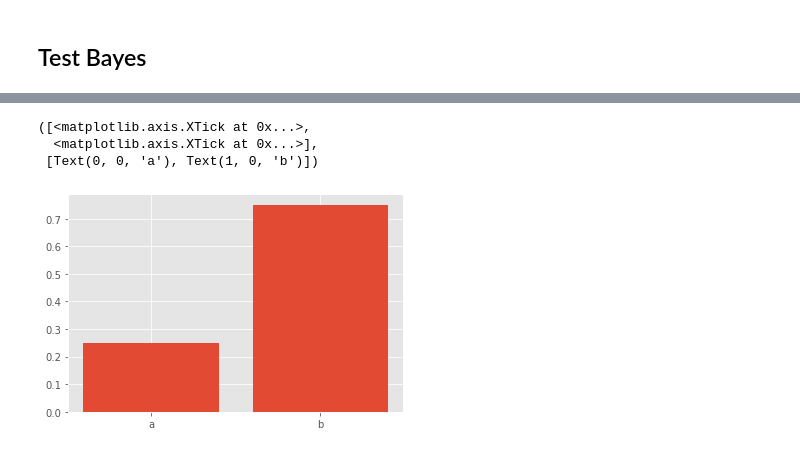
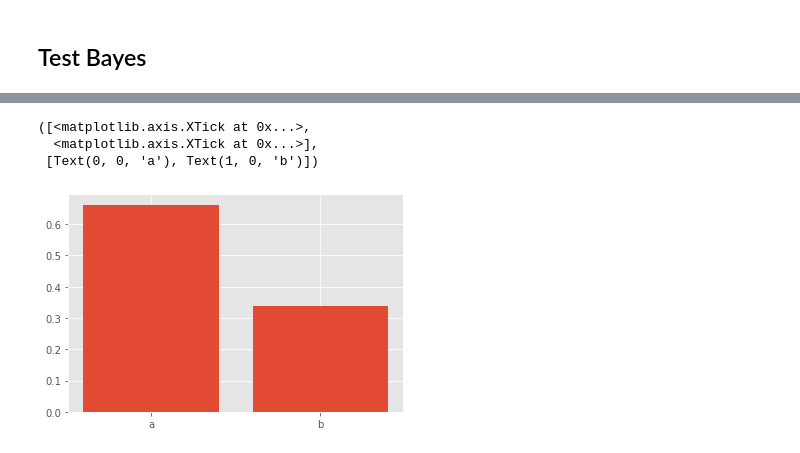
Before and after one commit to yotaKawashima/pythonTest, a Jupyter notebook: ds_python/bayesianStats.ipynb, the cells around one changed output, grey strips where cells are left out. Cells and saved outputs as stored; diff of their text form; code cells hidden in the pictures.

```diff
--- a/ds_python/bayesianStats.ipynb
+++ b/ds_python/bayesianStats.ipynb
@@ -11,7 +31,24 @@ plt.style.use("ggplot")
 # %%
-p_a = 3 / 10
-p_b = 5 / 9
-p_prior = 0.5
-#0blue, 1:red
+p_a = 3 / 10 # p(y=red|x=A)
+p_b = 6 / 12 # p(y=red|x=B)
+p_prior = 0.7
 
-data = [0, 1, 0, 0, 1, 1, 1]
+# 0:blue, 1:red
+pick_ball = [0]
+
+# likelihood
+# the probability of getting the result given x = A
+likelihood_a = bernoulli.pmf(pick_ball, p_a)
+# the probability of getting the result given x = B
+likelihood_b = bernoulli.pmf(pick_ball, p_b)
+
+pa_posterior = likelihood_a * p_prior # p(y=red|x=A) x p(x=A)
+pb_posterior = likelihood_b * (1 - p_prior) # p(y=red|x=B) x p(x=B)
+
+norm = pa_posterior + pb_posterior
+
+
+df = pd.DataFrame([pa_posterior/norm, pb_posterior/norm], columns=["post"])
+x = np.arange(df.shape[0])
+plt.bar(x, df["post"])
+plt.xticks(x, ["a", "b"])
@@ -26,17 +66,23 @@ array([0.7, 0.3, 0.7, 0.7, 0.3, 0.3, 0.3])
 # %%
-pa_posterior = p_prior
-pb_posterior = p_prior
+pick_balls = [0, 1]
 
-pa_posterior *= np.prod(likehood_a)
-pb_posterior *= np.prod(likehood_b)
+# p(y1=red,y2=blue|x=A) x p(x=A) = p(y1=red|x=A) x p(y2=blue|x=A)
+# p(y1=red,y2=blue|x=A) x p(x=B) = p(y1=red|x=B) x p(y2=blue|x=B)
+# we can compute likelihood in this way because each ball-pick is independent.
+likelihood_a = np.prod(bernoulli.pmf(pick_balls, p_a))
+likelihood_b = np.prod(bernoulli.pmf(pick_balls, p_b))
+
+pa_posterior = likelihood_a * p_prior
+pb_posterior = likelihood_b * (1 - p_prior)
+
 norm = pa_posterior + pb_posterior
 
 df = pd.DataFrame([pa_posterior/norm, pb_posterior/norm], columns=["post"])
 x = np.arange(df.shape[0])
 plt.bar(x, df["post"])
 plt.xticks(x, ["a", "b"])
 # %% [output]
 ([<matplotlib.axis.XTick at 0x...>,
   <matplotlib.axis.XTick at 0x...>],
  [Text(0, 0, 'a'), Text(1, 0, 'b')])
-[figure, old version]
+[figure, new version]
```
Also changed, not shown: parts of 14 cells of this notebook, 11 other files.
